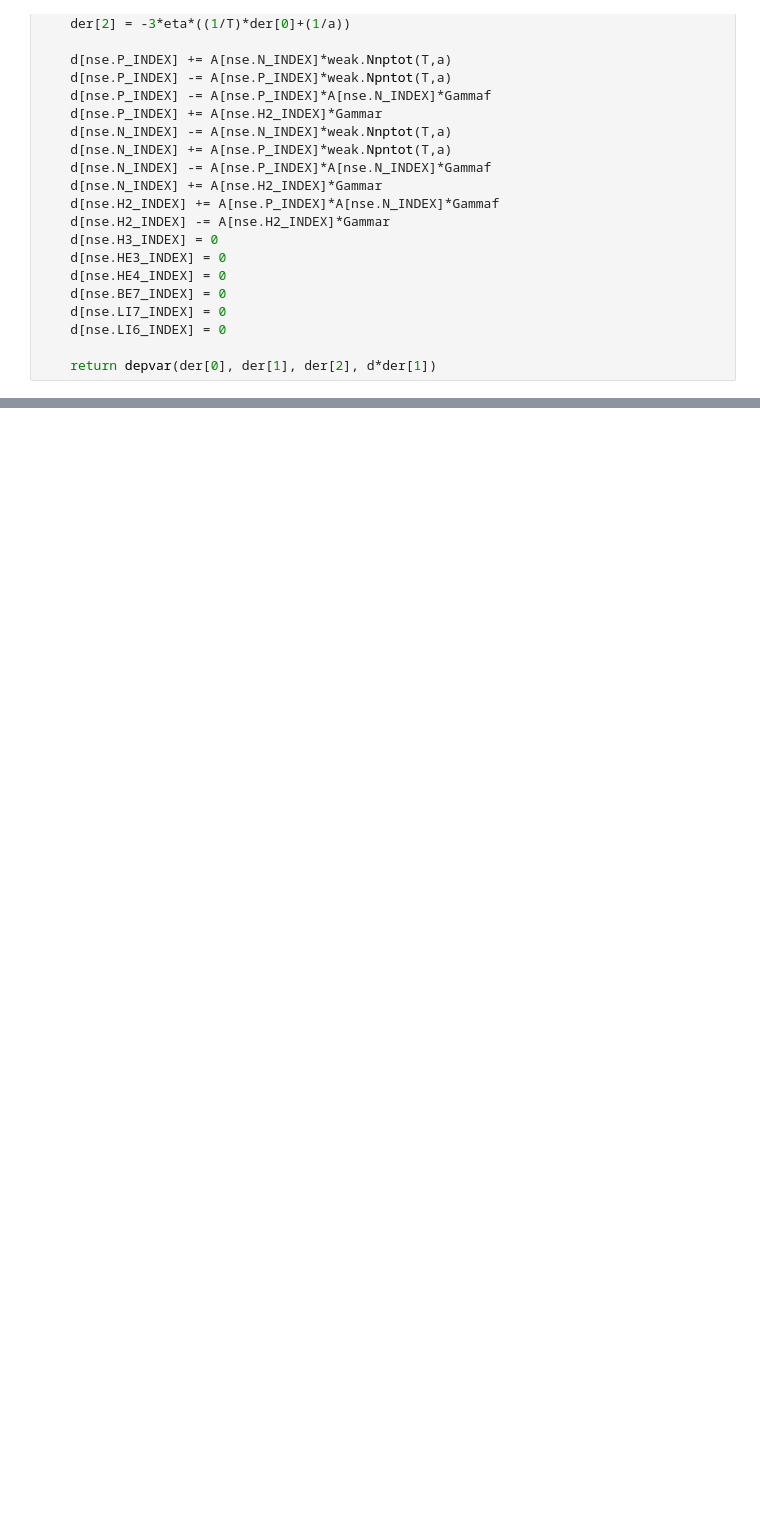
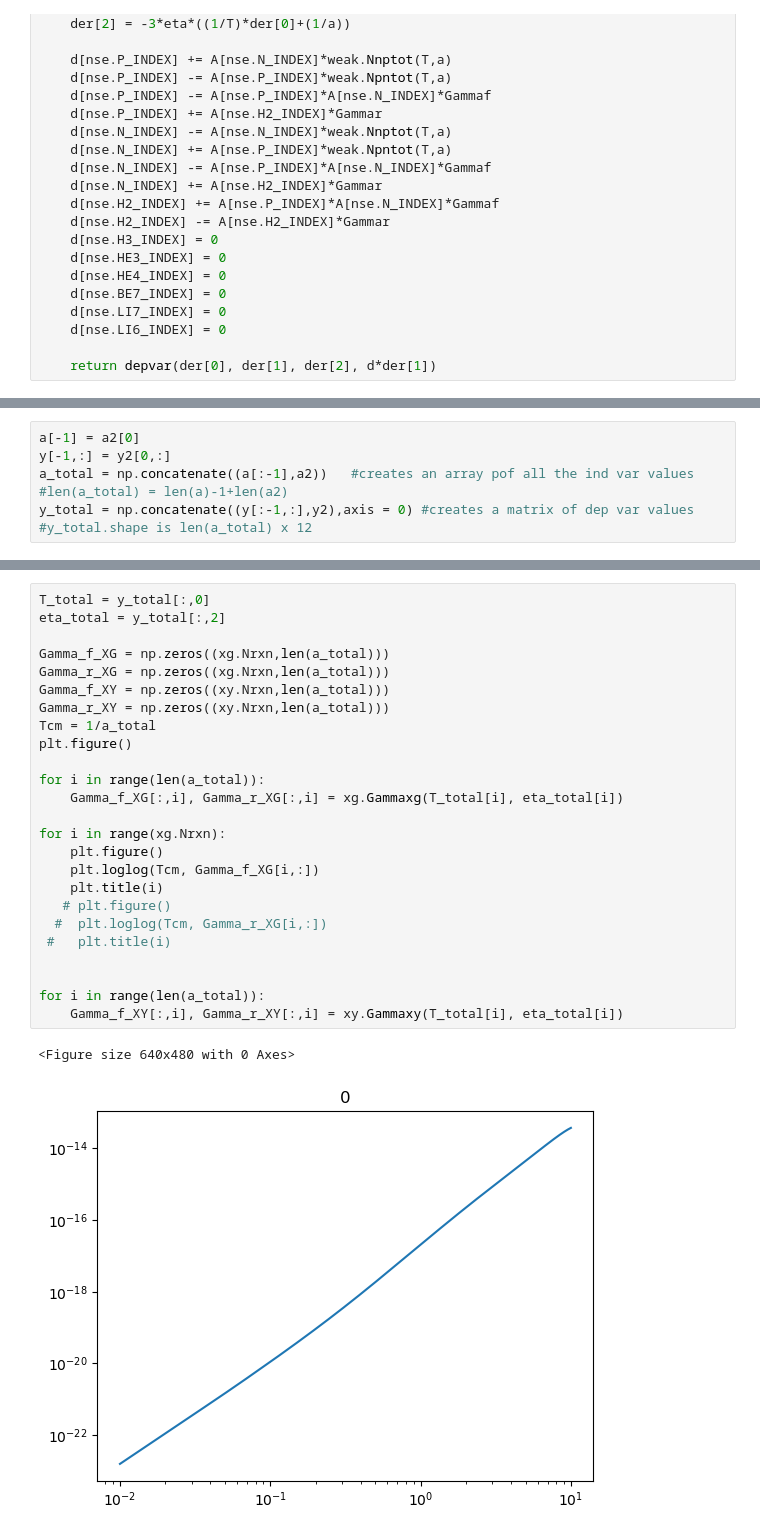
Before and after one commit to nuLABatUSD/BBN_evolve, a Jupyter notebook: WeakandNuclearRates.ipynb, the cells around one changed output, grey strips where cells are left out. Cells and saved outputs as stored; diff of their text form; blank space fills up the shorter version.

```diff
--- a/WeakandNuclearRates.ipynb
+++ b/WeakandNuclearRates.ipynb
@@ -238,0 +299,7 @@ print(T)
+# %%
+a[-1] = a2[0]
+y[-1,:] = y2[0,:]
+a_total = np.concatenate((a[:-1],a2))   #creates an array pof all the ind var values
+#len(a_total) = len(a)-1+len(a2)
+y_total = np.concatenate((y[:-1,:],y2),axis = 0) #creates a matrix of dep var values
+#y_total.shape is len(a_total) x 12
@@ -238,0 +382,28 @@ print(T)
+# %%
+T_total = y_total[:,0]
+eta_total = y_total[:,2]
+
+Gamma_f_XG = np.zeros((xg.Nrxn,len(a_total)))
+Gamma_r_XG = np.zeros((xg.Nrxn,len(a_total)))
+Gamma_f_XY = np.zeros((xy.Nrxn,len(a_total)))
+Gamma_r_XY = np.zeros((xy.Nrxn,len(a_total)))
+Tcm = 1/a_total
+plt.figure()
+
+for i in range(len(a_total)):
+    Gamma_f_XG[:,i], Gamma_r_XG[:,i] = xg.Gammaxg(T_total[i], eta_total[i])
+
+for i in range(xg.Nrxn):
+    plt.figure()
+    plt.loglog(Tcm, Gamma_f_XG[i,:])
+    plt.title(i)
+   # plt.figure()
+  #  plt.loglog(Tcm, Gamma_r_XG[i,:])
+ #   plt.title(i)
+
+
+for i in range(len(a_total)):
+    Gamma_f_XY[:,i], Gamma_r_XY[:,i] = xy.Gammaxy(T_total[i], eta_total[i])
+# %% [output]
+<Figure size 640x480 with 0 Axes>
+[figure, added]
```
Also changed, not shown: parts of 9 cells of this notebook, 2 other files.
